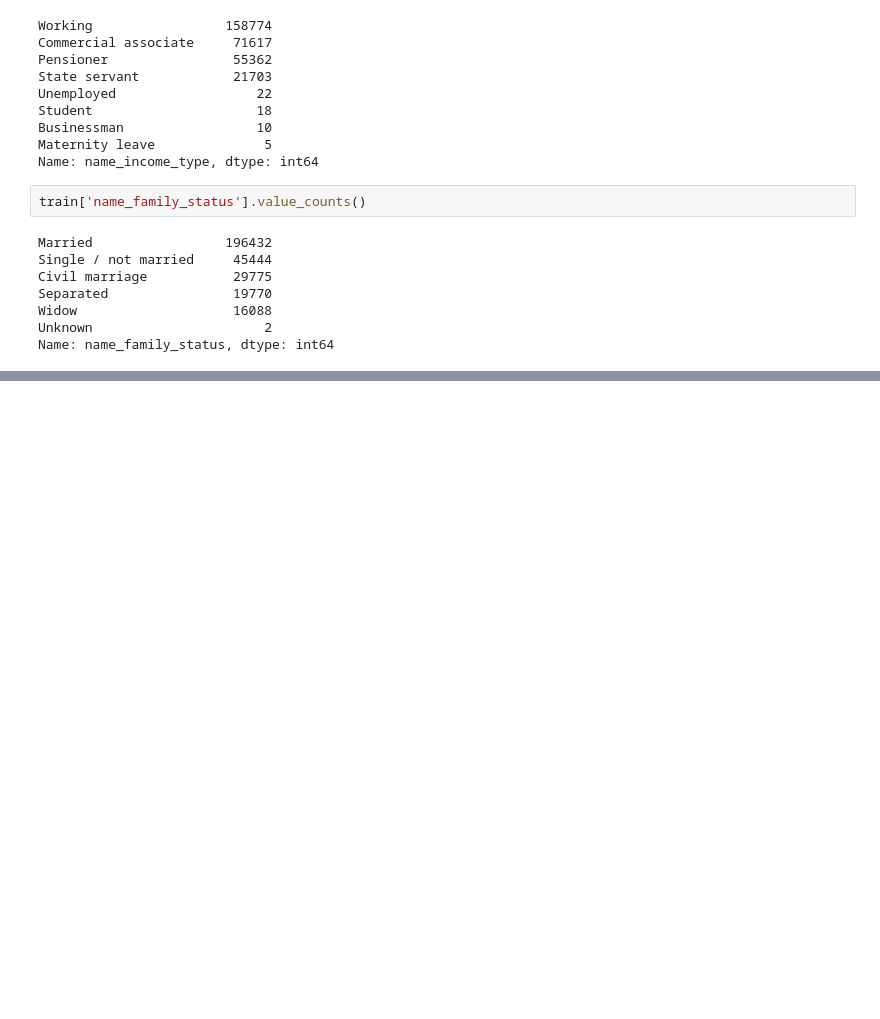
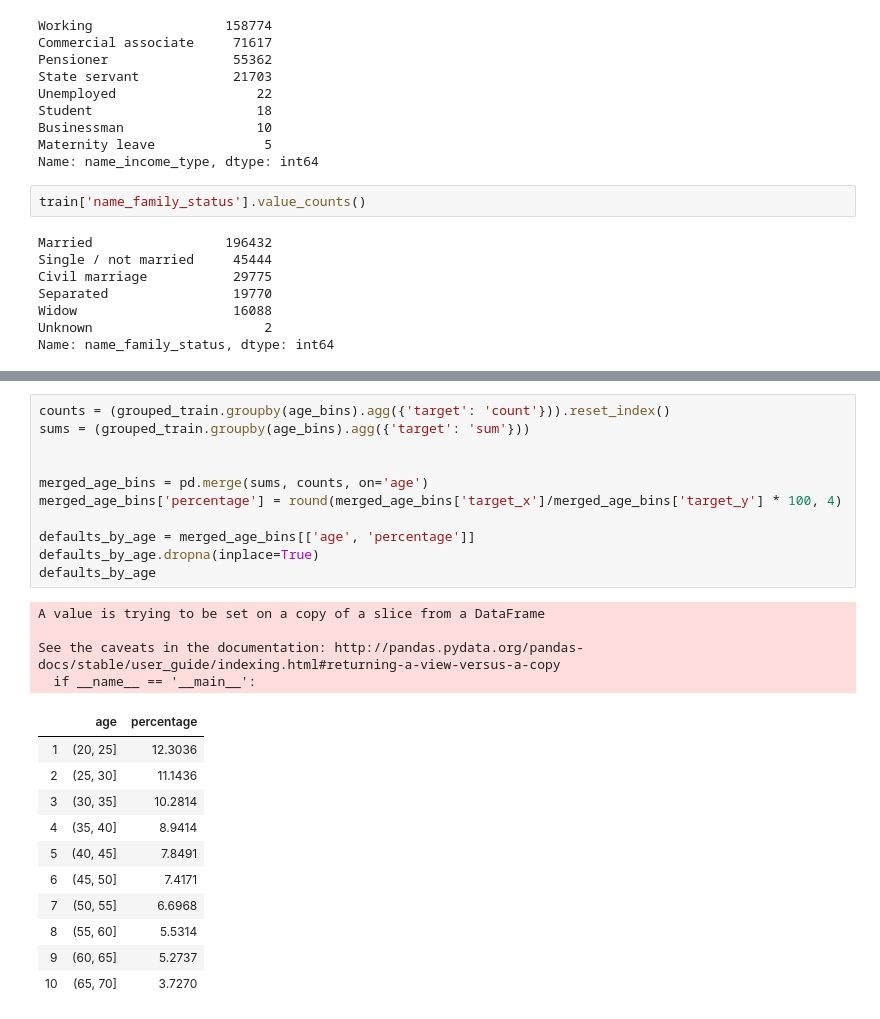
Before and after one commit to gouvs/default_risk, a Jupyter notebook: train_eda.ipynb, the cells around one changed output, grey strips where cells are left out. Drawn from its saved outputs; the diff is of its cells as text; blank space fills up the shorter version.

```diff
--- a/train_eda.ipynb
+++ b/train_eda.ipynb
@@ -297,0 +335,27 @@ Name: name_family_status, dtype: int64
+# %%
+counts = (grouped_train.groupby(age_bins).agg({'target': 'count'})).reset_index()
+sums = (grouped_train.groupby(age_bins).agg({'target': 'sum'}))
+
+
+merged_age_bins = pd.merge(sums, counts, on='age')
+merged_age_bins['percentage'] = round(merged_age_bins['target_x']/merged_age_bins['target_y'] * 100, 4)
+
+defaults_by_age = merged_age_bins[['age', 'percentage']]
+defaults_by_age.dropna(inplace=True)
+defaults_by_age
+# %% [output]
+A value is trying to be set on a copy of a slice from a DataFrame
+
+See the caveats in the documentation: http://pandas.pydata.org/pandas-docs/stable/user_guide/indexing.html#returning-a-view-versus-a-copy
+  if __name__ == '__main__':
+|  | age | percentage |
+| 1 | (20, 25] | 12.3036 |
+| 2 | (25, 30] | 11.1436 |
+| 3 | (30, 35] | 10.2814 |
+| 4 | (35, 40] | 8.9414 |
+| 5 | (40, 45] | 7.8491 |
+| 6 | (45, 50] | 7.4171 |
+| 7 | (50, 55] | 6.6968 |
+| 8 | (55, 60] | 5.5314 |
+| 9 | (60, 65] | 5.2737 |
+| 10 | (65, 70] | 3.7270 |
```
Also changed, not shown: parts of 9 cells of this notebook, 1 other file.
